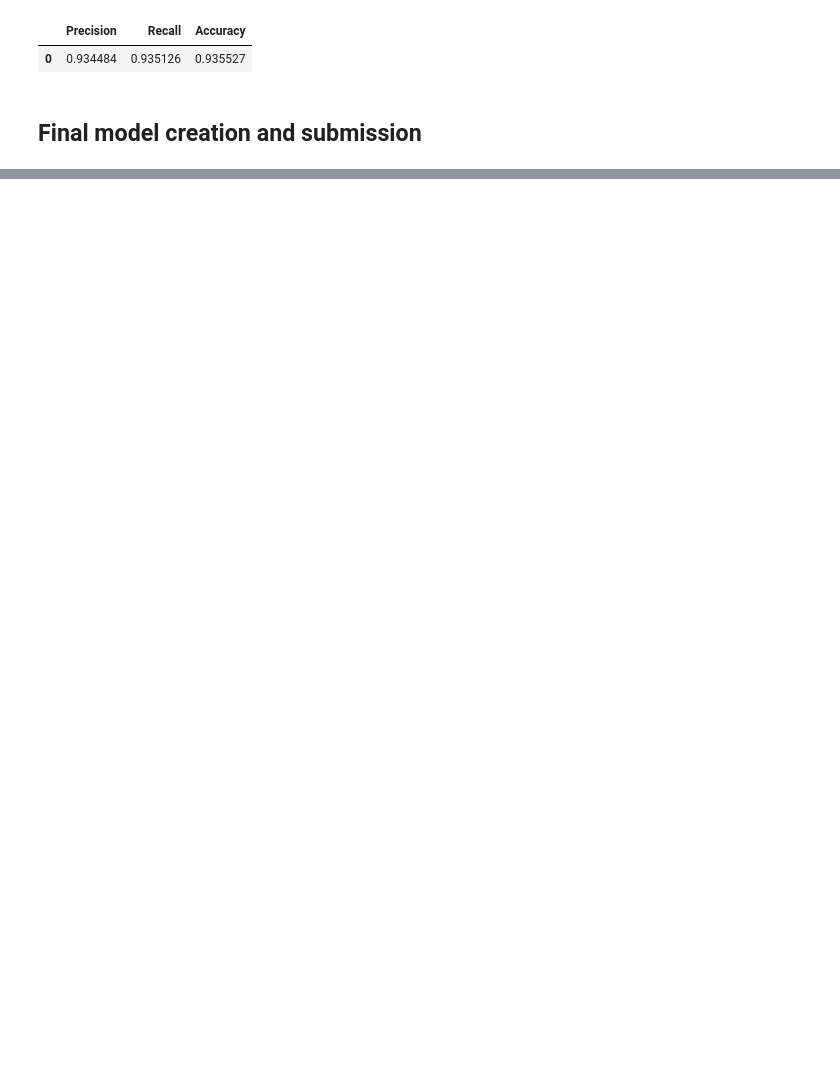
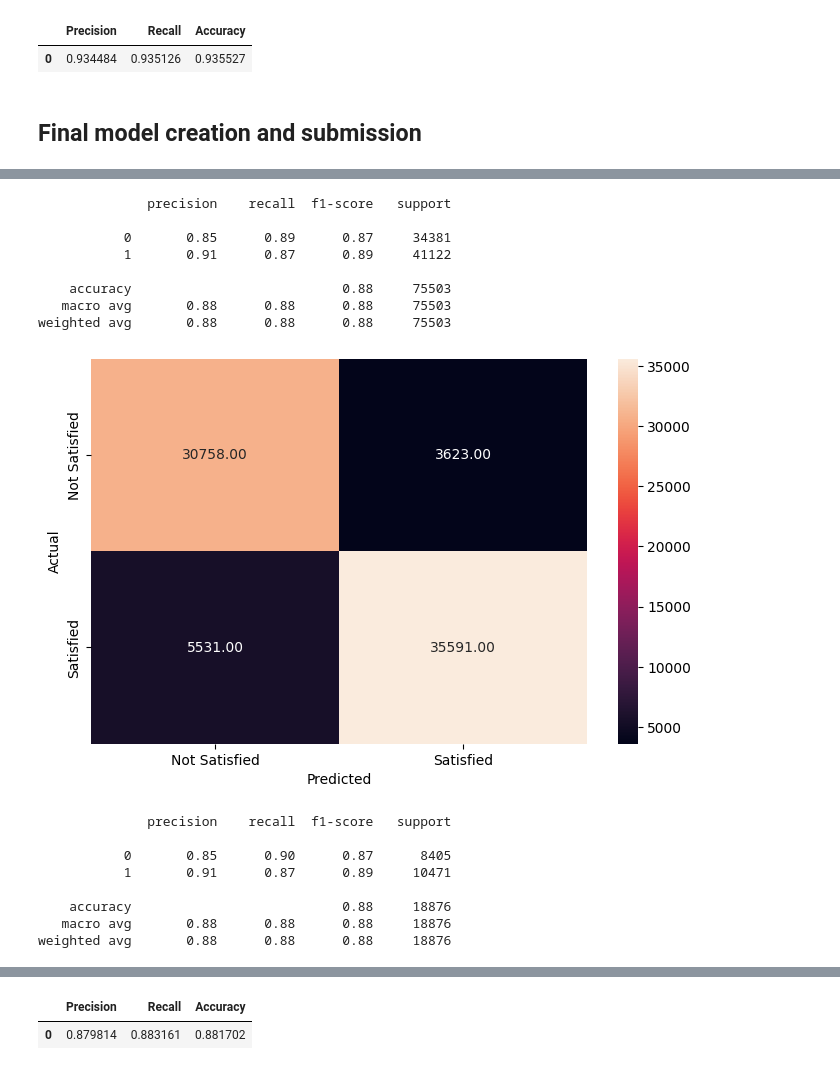
Before and after one commit to wcole3/shinkansen_experience, a Jupyter notebook: shinkansen_experience.ipynb, the cells around one changed output, grey strips where cells are left out. Drawn from its saved outputs; the diff is of its cells as text; code cells hidden in the pictures; blank space fills up the shorter version.

```diff
--- a/shinkansen_experience.ipynb
+++ b/shinkansen_experience.ipynb
@@ -498,3 +536,58 @@ test_preds = xgb.predict(test_df)
 submission = pd.DataFrame({'ID': test['ID'], 'Overall_Experience': test_preds})
 # save submission
 submission.to_csv('submission.csv', index=False)
+# %%
+# try an experiment with a xgboost randfom forest hybrid
+from xgboost import XGBRFClassifier
+
+# create parameter grid for xgboost; TODO use
+param_grid = {
+    'n_estimators': [_ for _ in range(100, 1000, 100)],
+    'max_depth': [_ for _ in range(3, 8)],
+    'learning_rate': [_ for _ in np.arange(0.03, 0.1, 0.01)],
+    'gamma': [0, 0.25, 1.0],
+    'reg_lambda': [0, 1.0, 10.0],
+    'scale_pos_weight': [1, 3, 5],
+    'random_state': [42]
+}
+
+params = {
+  "colsample_bynode": 0.8,
+  "learning_rate": 1,
+  "max_depth": 5,
+  "num_parallel_tree": 100,
+  "objective": "binary:logistic",
+  "subsample": 0.8,
+  "tree_method": "hist",
+}
+
+# simple test with xgboost random forest hybrid with params above
+xgbrf = XGBRFClassifier(**params, random_state=42)
+# fit the model
+xgbrf.fit(X_train, y_train)
+# get train metrics
+metrics_score(y_train, xgbrf.predict(X_train))
+# get predictions
+xgbrf_preds = xgbrf.predict(X_test)
+# get metrics
+metrics_score(y_test, xgbrf_preds)
+# get model performance
+model_performance_classification(xgbrf, X_test, y_test)
+# %% [output]
+              precision    recall  f1-score   support
+
+           0       0.85      0.89      0.87     34381
+           1       0.91      0.87      0.89     41122
+
+    accuracy                           0.88     75503
+   macro avg       0.88      0.88      0.88     75503
+weighted avg       0.88      0.88      0.88     75503
+[figure, added]
+              precision    recall  f1-score   support
+
+           0       0.85      0.90      0.87      8405
+           1       0.91      0.87      0.89     10471
+
+    accuracy                           0.88     18876
+   macro avg       0.88      0.88      0.88     18876
+weighted avg       0.88      0.88      0.88     18876
@@ -500,0 +595,2 @@ submission.to_csv('submission.csv', index=False)
+|  | Precision | Recall | Accuracy |
+| 0 | 0.879814 | 0.883161 | 0.881702 |
```
Also changed, not shown: parts of 11 cells of this notebook, 1 other file.
